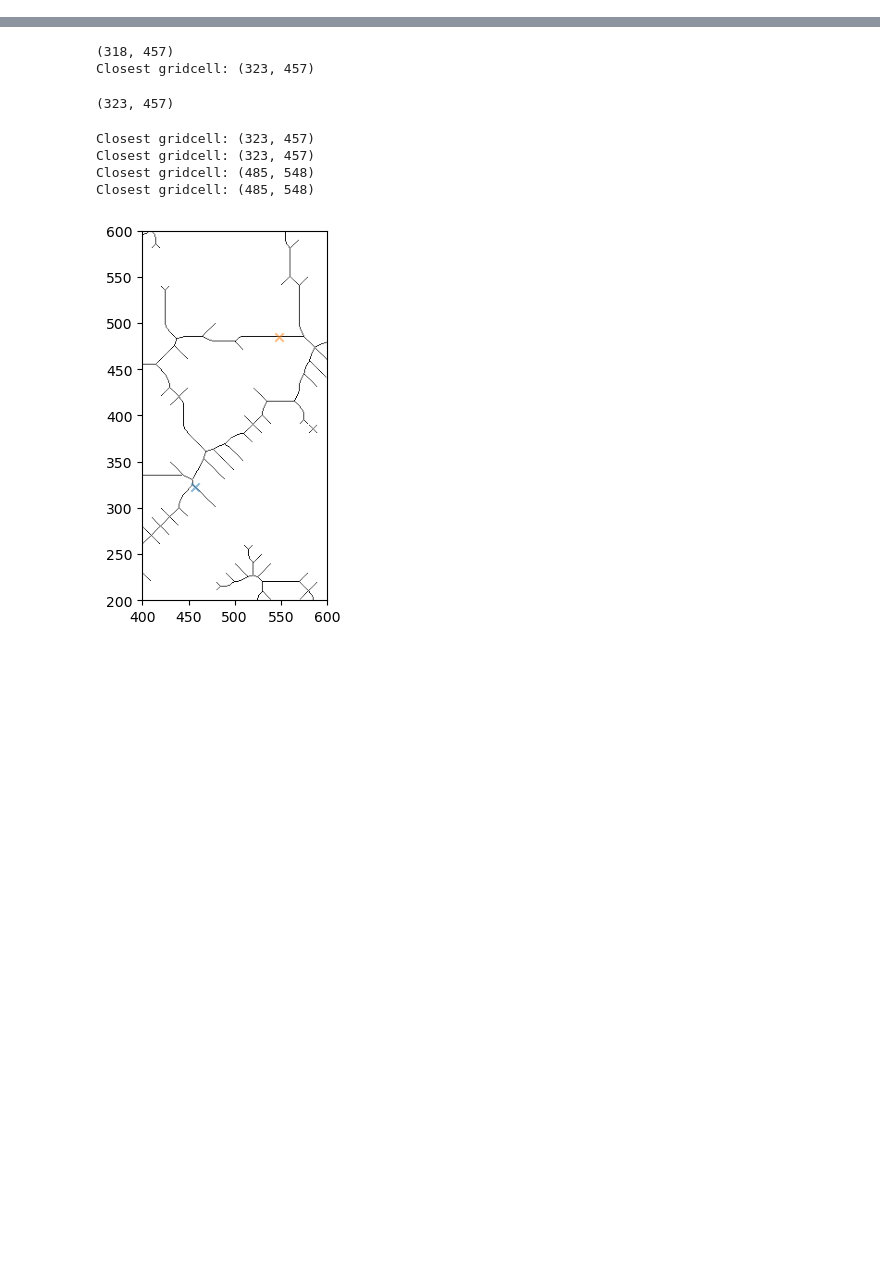
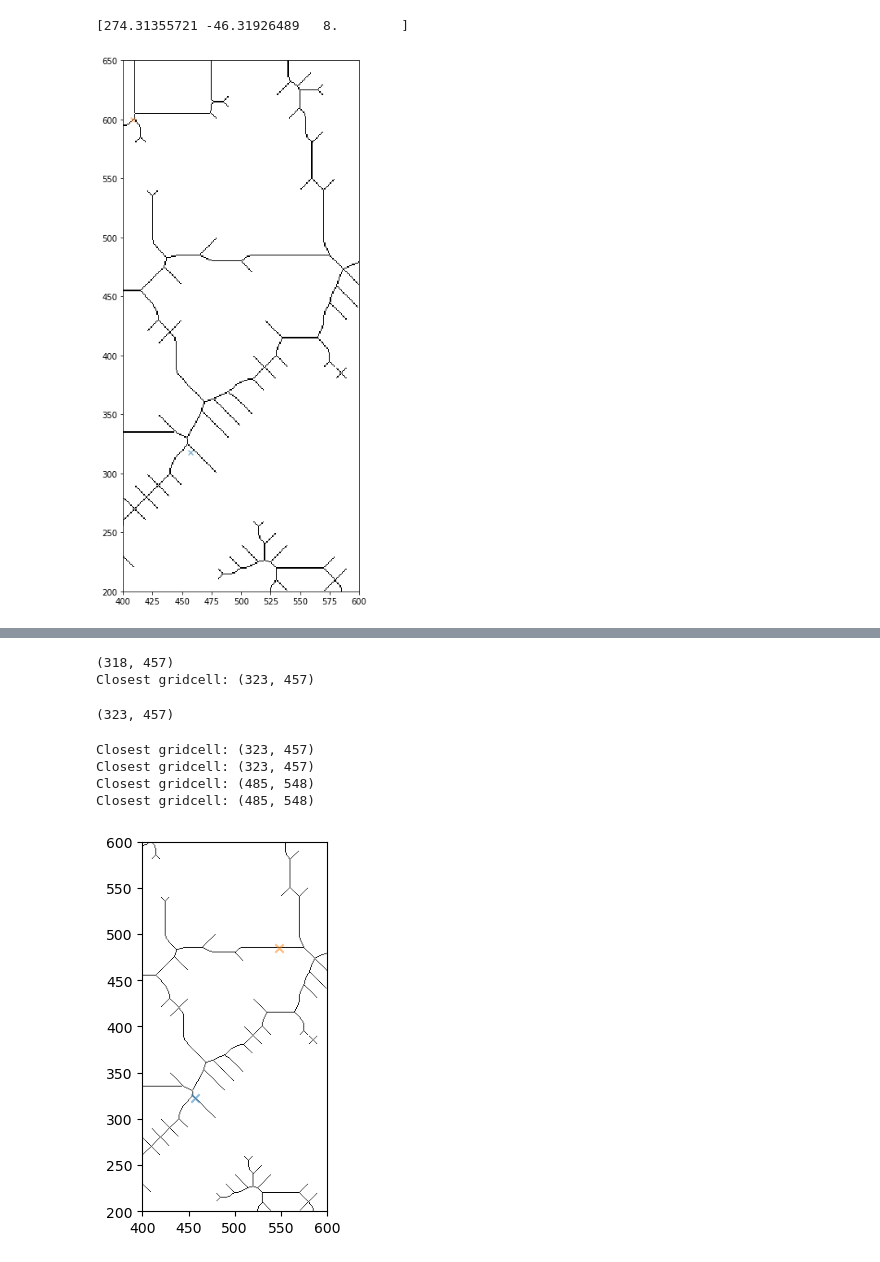
Before and after one commit to ronen-aniti/Motion-Planning, a Jupyter notebook: Notebook.ipynb, the cells around one changed output, grey strips where cells are left out. Cells and saved outputs as stored; diff of their text form; code cells hidden in the pictures; blank space fills up the shorter version.

```diff
--- a/Notebook.ipynb
+++ b/Notebook.ipynb
@@ -3,3 +4,20 @@ from medial_axis_map import MedialAxisGridMap
+# %%
+print(global_to_local((-122.397956, 37.794955, 8),(-122.39745, 37.79248, 0.0)))
+# %% [output]
+[274.31355721 -46.31926489   8.        ]
+# %%
+m2 = MedialAxisGridMap('colliders.csv', '2d Medial Axis Grid at 10 m Altitude', 10, (-122.39745, 37.79248, 0.0),[-7.46172411,  2.57509856,  3.268     ], [274.31355721, -46.31926489,   8.        ])
+# %%
+import matplotlib.pyplot as plt
+plt.rcParams['figure.figsize'] = [12, 12]
+plt.imshow(m2.grid, origin='lower', cmap='Greys')
+plt.scatter(m2.current_grid_location[1], m2.current_grid_location[0], marker='x', alpha=0.5)
+plt.scatter(m2.goal_grid_location[1], m2.goal_grid_location[0], marker='x', alpha=0.5)
+plt.xlim([400, 600])
+plt.ylim([200, 650])
+plt.show()
+# %% [output]
+[figure, added]
 # %%
 m = MedialAxisGridMap('colliders.csv', '2d Medial Axis Grid at 10 m Altitude', 10, (-122.39745, 37.79248, 0.0),[-7.46172411,  2.57509856,  3.268     ], [159.55897366,  93.91311928,  10.        ])
 # %%
```
Also changed, not shown: parts of 2 cells of this notebook, 2 other files.
